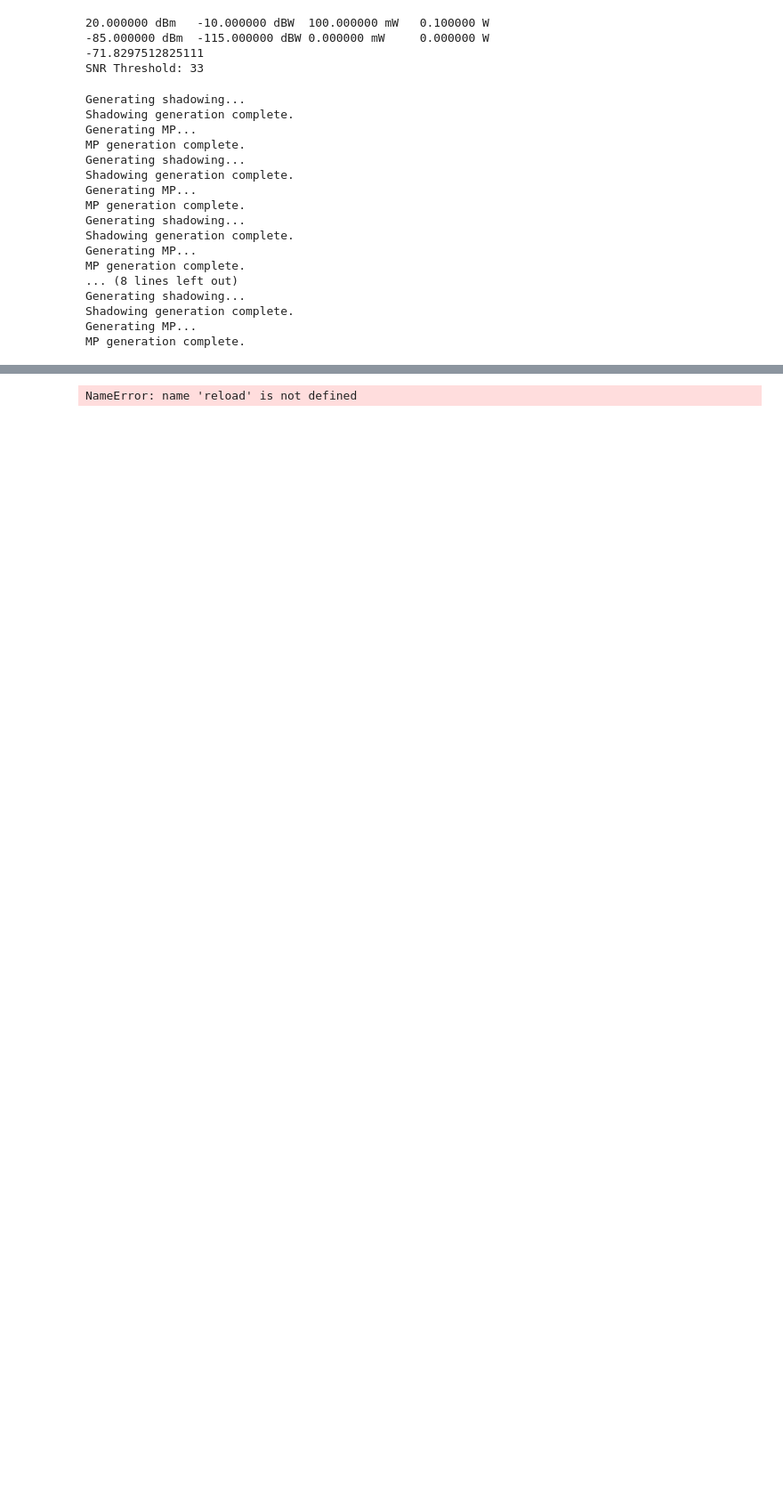
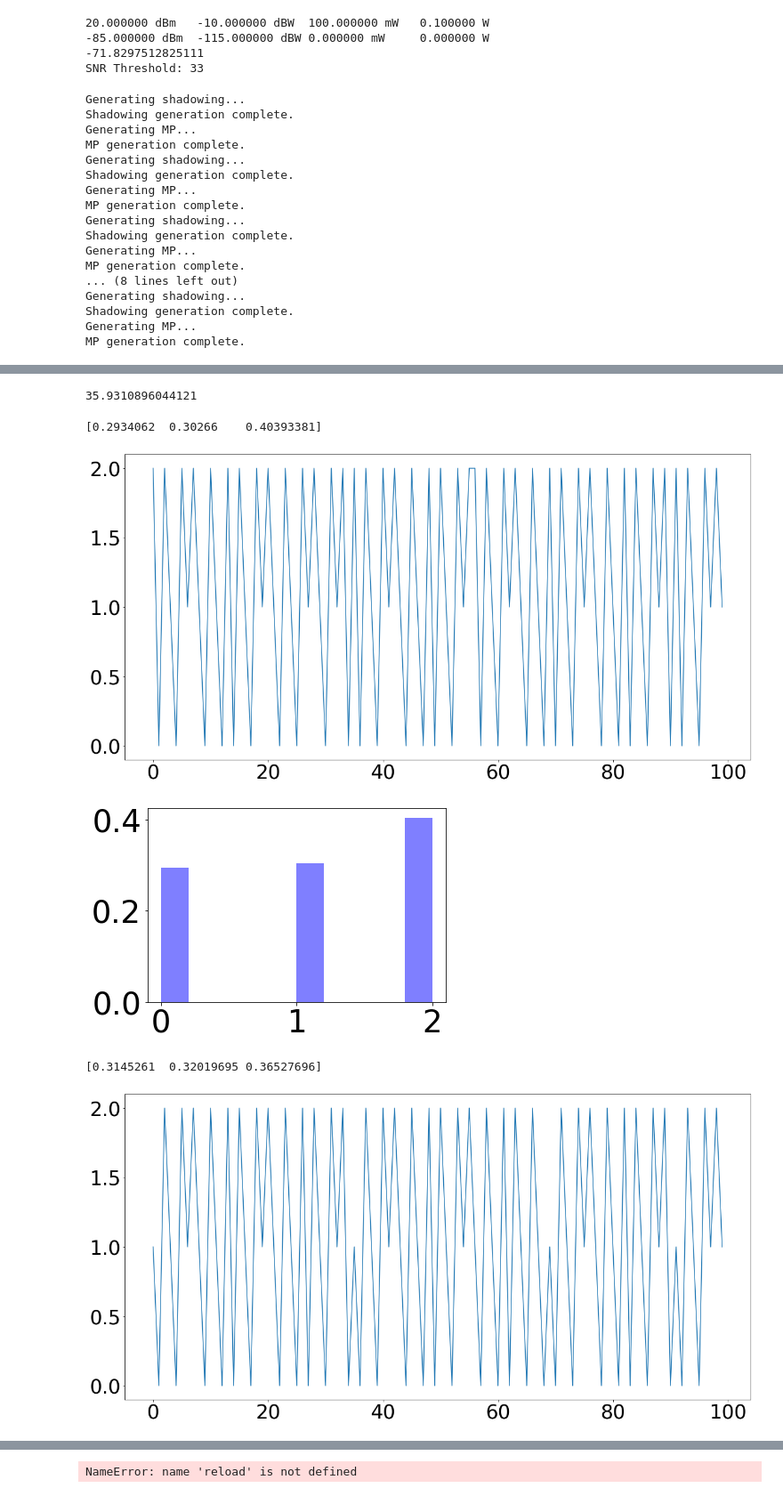
Before and after one commit to zhiyunjiang/CommMotionPlanning, a Jupyter notebook: python/touring_relay/FIG eq tri-TSPNP.ipynb, the cells around one changed output, grey strips where cells are left out. Shown at 89% size. Drawn from its saved outputs; the diff is of its cells as text; code cells hidden in the pictures; blank space fills up the shorter version.

```diff
--- a/python/touring_relay/FIG eq tri.ipynb
+++ b/python/touring_relay/FIG eq tri-TSPNP.ipynb
@@ -101,7 +101,7 @@ p_th = 0.5
 
 bandwidth = 2#leave bandwidth in MHz*1000000#give ourselfes 2MHz of BW
 beta = 1/(r*bandwidth)
-els = [0.1/beta, 0.01/beta, 0.01/beta]
+els = [0.1/beta, 0.1/beta, 0.1/beta]
 # %%
 reload(sim)
 ccs, cfs, true_joint_con_fields, tjcps = sim.create_channels(cps, region, res, GAMMA_TH, sub_regions)
@@ -248,0 +253,36 @@ Found AORP
+# %%
+print(W_cy)
+# %% [output]
+35.9310896044121
+# %%
+AORPT_1 = SRP.SRPFromPis(pi, eps=0.01)
+AORPT_2 = SRP.SRPFromPis(pi_tilde, eps=0.01)
+# %%
+# print(els)
+# print(S_i)
+# print(W_rnd)
+# print(W_cy)
+# print(P_tilde)
+# print(AORPT.seq)
+
+print(pi)
+fig = plt.figure(figsize=(20,10))
+plt.plot(AORPT_1.seq[:100])
+plt.show()
+weights = np.ones_like(AORPT_1.seq)/len(AORPT_1.seq)
+plt.hist(AORPT_1.seq, weights=weights, color="blue", alpha=0.5)
+plt.show()
+
+print(pi_tilde)
+fig = plt.figure(figsize=(20,10))
+plt.plot(AORPT_2.seq[:100])
+plt.show()
+weights = np.ones_like(AORPT_2.seq)/len(AORPT_2.seq)
+plt.hist(AORPT_2.seq, weights=weights, color="blue", alpha=0.5)
+plt.show()
+# %% [output]
+[0.2934062  0.30266    0.40393381]
+[figure, added]
+[figure, added]
+[0.3145261  0.32019695 0.36527696]
+[figure, added]
```
Also changed, not shown: parts of 10 cells of this notebook, 11 other files.
